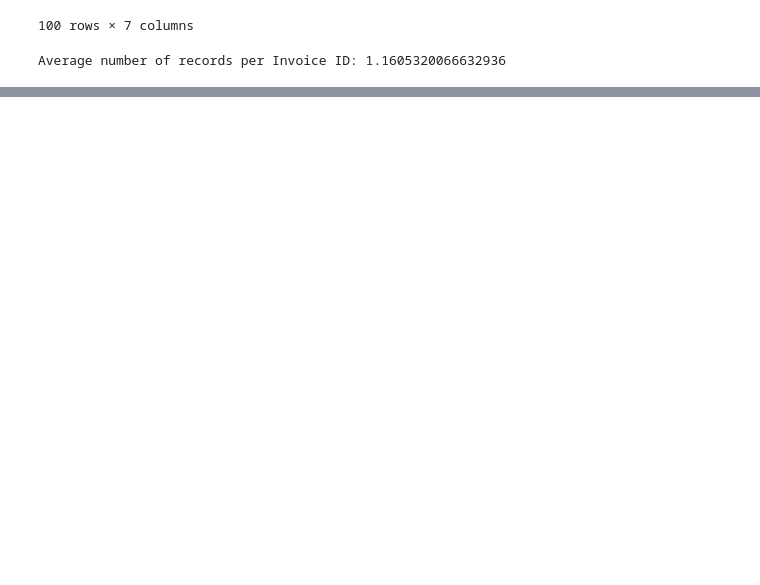
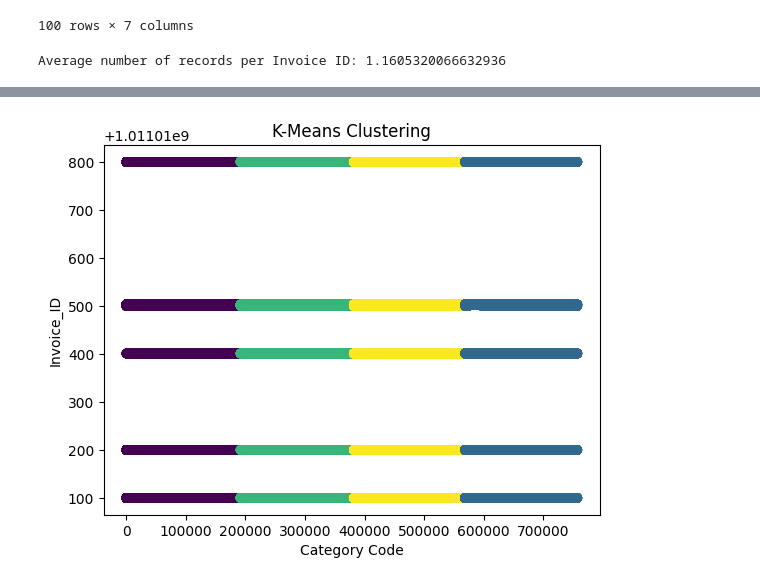
Before and after one commit to RumethSandinu/Project-connexa, a Jupyter notebook: Aslam/Dataset.ipynb, the cells around one changed output, grey strips where cells are left out. Cells and saved outputs as stored; diff of their text form; code cells hidden in the pictures; blank space fills up the shorter version.

```diff
--- a/Aslam/Dataset.ipynb
+++ b/Aslam/Dataset.ipynb
@@ -222,0 +317,14 @@ Average number of records per Invoice ID: 1.1605320066632936
+# %%
+#The graph proceeds to decrease slowly after 4 , so 4 could be chosen as the optimal number of clusters
+#Modelling and training with the optimal number of clusters
+k_means = KMeans(n_clusters=4,random_state=42)
+y_means = k_means.fit_predict(X)
+# %%
+# Scatter plot
+plt.scatter(X['Invoice_ID'],X['Category Code'], c=y_means, cmap='viridis', marker='o')
+plt.title('K-Means Clustering')
+plt.xlabel('Category Code')
+plt.ylabel('Invoice_ID')
+plt.show()
+# %% [output]
+[figure, added]
```
Also changed, not shown: parts of 12 cells of this notebook.
